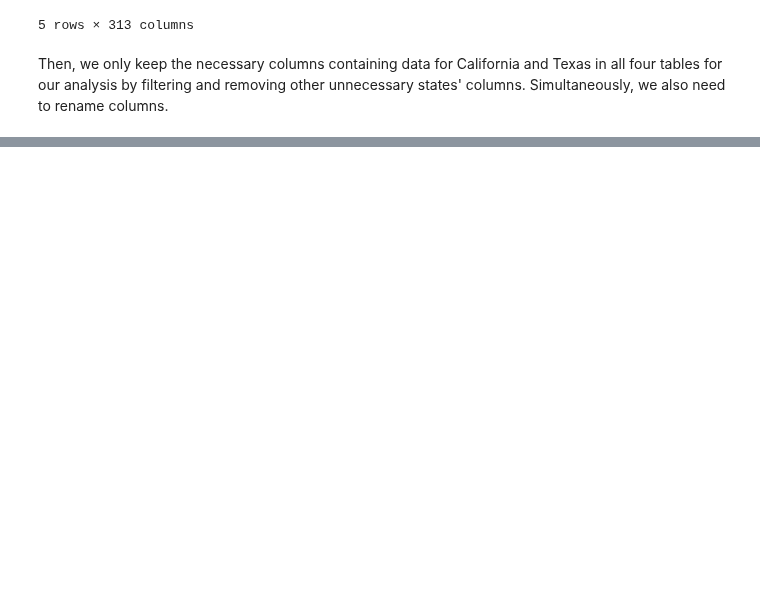
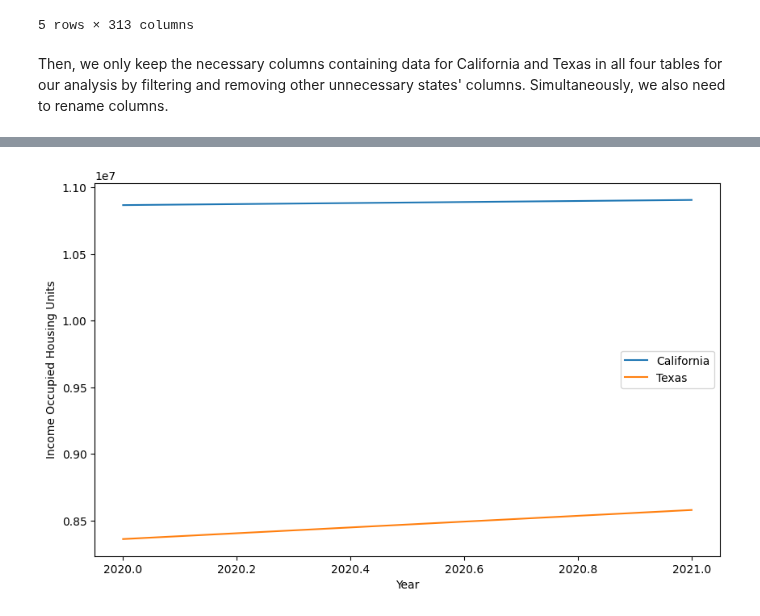
Before and after one commit to ahvuong/COGS108_Data_Science_In_Practice, a Jupyter notebook: DataCheckpointGroup_Sp23_AAA-H.ipynb, the cells around one changed output, grey strips where cells are left out. Drawn from its saved outputs; the diff is of its cells as text; code cells hidden in the pictures; blank space fills up the shorter version.

Commit message:
Update clean data and analysis steps

```diff
--- a/DataCheckpointGroup_Sp23_AAA-H.ipynb
+++ b/DataCheckpointGroup_Sp23_AAA-H.ipynb
@@ -474,0 +650,8 @@ housing_costs_2021.head()
+# %%
+# Convert columns with percentages represented as strings to float
+for col in ['Percent occupied housing units_y', 'Percent owner-occupied housing units_y', 'Percent renter-occupied housing units_y']:
+    df[col] = df[col].astype(str).str.replace(',', '').str.replace('%', '').astype(float) / 100.0
+# %%
+# Convert remaining columns with percentages represented as strings to float
+for col in ['Percent occupied housing units_x', 'Percent owner-occupied housing units_x', 'Percent renter-occupied housing units_x']:
+    df[col] = df[col].astype(str).str.replace(',', '').str.replace('%', '').astype(float) / 100.0
@@ -474,0 +789,8 @@ housing_costs_2021.head()
+# %%
+# Group by state and year, calculating the sum for income and cost data
+df_clean = df.groupby(['State', 'Year'], as_index=False).sum()
+
+# Calculate population growth
+df_clean['Population_Growth'] = df_clean.groupby('State')['Population'].pct_change()
+
+df_clean.head()
@@ -474,0 +803,6 @@ housing_costs_2021.head()
+# %%
+# Fill missing values with Fill with the Mean or Median: This would fill the NaN values with the average or median population growth.
+df_clean['Population_Growth'].fillna(df_clean['Population_Growth'].mean(), inplace=True)
+
+# Describe the data
+df_clean.describe()
@@ -474,0 +819,12 @@ housing_costs_2021.head()
+# %%
+# Line plot of Income_occupied_housing_units over time for each state
+plt.figure(figsize=(10,6))
+for state in df_clean['State'].unique():
+    state_data = df_clean[df_clean['State'] == state]
+    plt.plot(state_data['Year'], state_data['Income_occupied_housing_units'], label=state)
+plt.xlabel('Year')
+plt.ylabel('Income Occupied Housing Units')
+plt.legend()
+plt.show()
+# %% [output]
+[figure, added]
```
Also changed, not shown: parts of 26 cells of this notebook.
